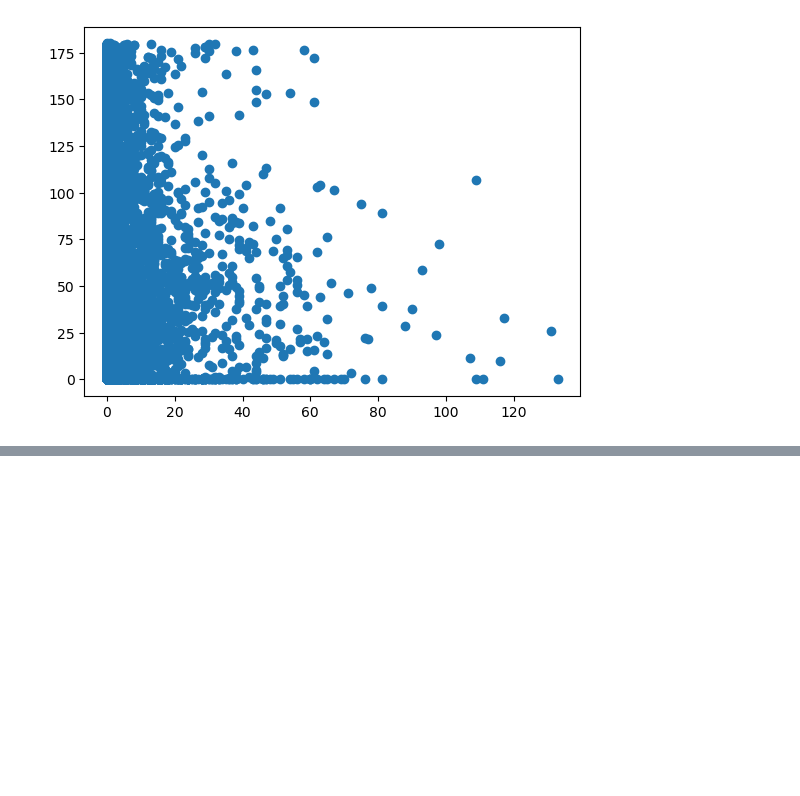
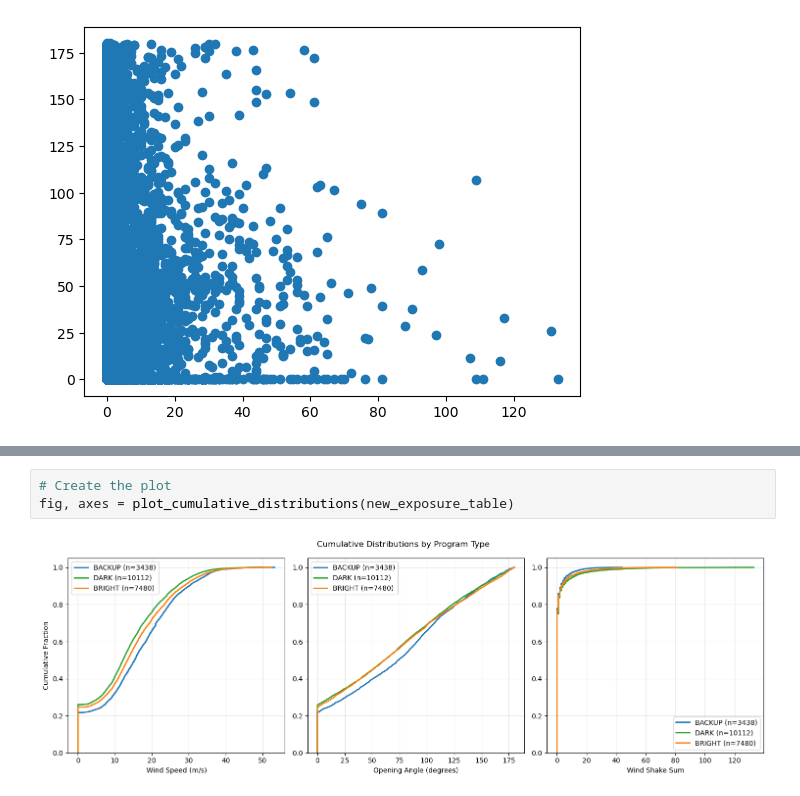
Before and after one commit to forero/wind_effects, a Jupyter notebook: extend_expoure_data.ipynb, the cells around one changed output, grey strips where cells are left out. Cells and saved outputs as stored; diff of their text form; blank space fills up the shorter version.

```diff
--- a/extend_expoure_data.ipynb
+++ b/extend_expoure_data.ipynb
@@ -250,0 +321,5 @@ fig, axes = plot_wind_speed_vs_angle(new_exposure_table)
+# %%
+# Create the plot
+fig, axes = plot_cumulative_distributions(new_exposure_table)
+# %% [output]
+[figure, added]
```
Also changed, not shown: parts of 4 cells of this notebook.
